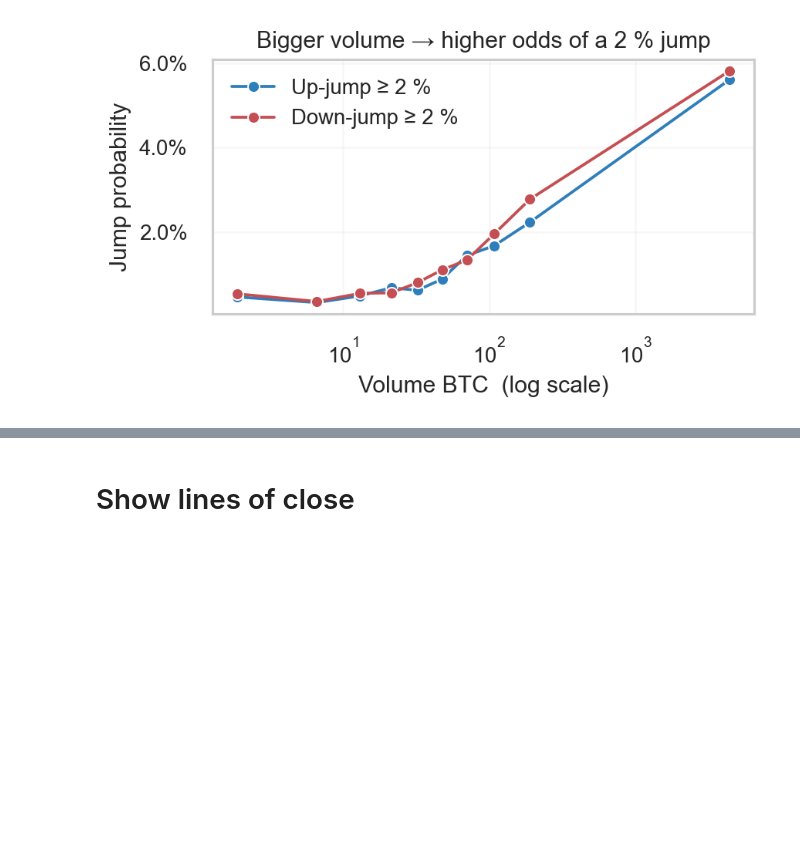
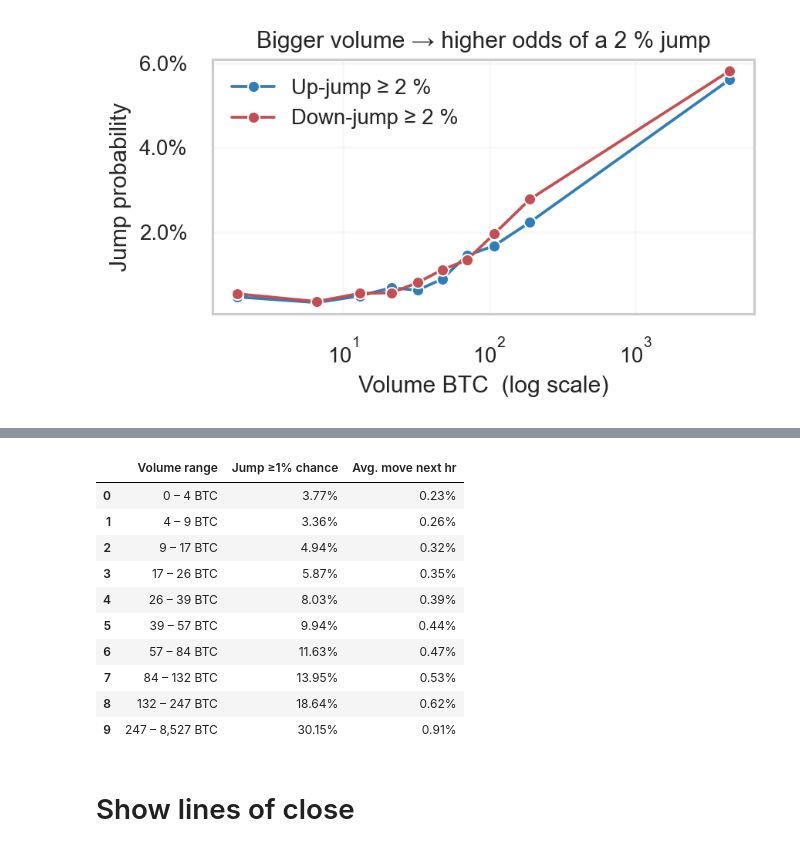
Before and after one commit to Stevenberger1/Stock-Market-Prediction, a Jupyter notebook: data/Statistical_analysis.ipynb, the cells around one changed output, grey strips where cells are left out. Saved outputs shown, nothing was run; the diff lists cells and outputs as text; code cells hidden in the pictures; blank space fills up the shorter version.

```diff
--- a/data/Statistical_analysis.ipynb
+++ b/data/Statistical_analysis.ipynb
@@ -1167,3 +1301,70 @@ plot_jump_curves()             # curves figure
+# %%
+# %%  TABLE: volume → jump risk  (FULL DATA, jump ≥ 1 %)  ────────────────
+CSV_PATH   = r"C:\Users\ADMIN\Desktop\Coding_projects\stock_market_prediction\Stock-Market-Prediction\data\processed\gemini_btc_data_final_version.csv"
+START_TS   = "2015-10-08 14:00:00"     # first row’s hour if file lacks timestamps
+PRICE_COL  = "close"
+VOL_COL    = "Volume BTC"
+THRESH_PCT = 0.01                      # 1 % jump threshold
+N_DECILES  = 10
+
+import pandas as pd, numpy as np, re
+
+# ── load CSV & attach a timestamp index if needed ───────────────────────
+raw = pd.read_csv(CSV_PATH)
+
+date_col = next((c for c in raw.columns
+                 if re.search(r"(date|time|stamp)", c, re.I)), None)
+
+if date_col:
+    raw[date_col] = pd.to_datetime(raw[date_col], errors="coerce")
+    btc = (raw.dropna(subset=[date_col])
+              .set_index(date_col)
+              .sort_index())
+else:  # build index hour-by-hour
+    btc = raw.set_index(
+        pd.date_range(START_TS, periods=len(raw), freq="H")
+    )
+
+# ── compute forward move & jump flag ────────────────────────────────────
+btc["pct_move"] = btc[PRICE_COL].shift(-1).div(btc[PRICE_COL]).sub(1)   # signed %
+btc.dropna(subset=["pct_move"], inplace=True)
+
+btc["jump_flag"] = btc["pct_move"].abs() >= THRESH_PCT
+btc["abs_move"]  = btc["pct_move"].abs()
+btc["log_vol"]   = np.log(btc[VOL_COL].clip(lower=1e-12))
+
+# ── decile table ────────────────────────────────────────────────────────
+dec = pd.qcut(btc["log_vol"], N_DECILES, labels=False)
+tbl = (btc.assign(decile=dec)
+         .groupby("decile", observed=True)
+         .agg(vol_min  =(VOL_COL,"min"),
+              vol_max  =(VOL_COL,"max"),
+              jump_prob=("jump_flag","mean"),
+              avg_move =("abs_move","mean"))
+         .reset_index())
+
+tbl["Volume range"] = tbl.apply(
+    lambda r: f"{r.vol_min:,.0f} – {r.vol_max:,.0f} BTC", axis=1)
+
+result = (tbl[["Volume range","jump_prob","avg_move"]]
+            .rename(columns={"jump_prob":"Jump ≥1% chance",
+                             "avg_move"  :"Avg. move next hr"})
+            .style.format({"Jump ≥1% chance":"{:.2%}",
+                           "Avg. move next hr":"{:.2%}"}))
+
+display(result)
+# %% [output]
+|  | Volume range | Jump ≥1% chance | Avg. move next hr |
+| 0 | 0 – 4 BTC | 3.77% | 0.23% |
+| 1 | 4 – 9 BTC | 3.36% | 0.26% |
+| 2 | 9 – 17 BTC | 4.94% | 0.32% |
+| 3 | 17 – 26 BTC | 5.87% | 0.35% |
+| 4 | 26 – 39 BTC | 8.03% | 0.39% |
+| 5 | 39 – 57 BTC | 9.94% | 0.44% |
+| 6 | 57 – 84 BTC | 11.63% | 0.47% |
+| 7 | 84 – 132 BTC | 13.95% | 0.53% |
+| 8 | 132 – 247 BTC | 18.64% | 0.62% |
+| 9 | 247 – 8,527 BTC | 30.15% | 0.91% |
 # %% [markdown]
 # Show lines of close
 # %%
```
Also changed, not shown: parts of 2 cells of this notebook.
